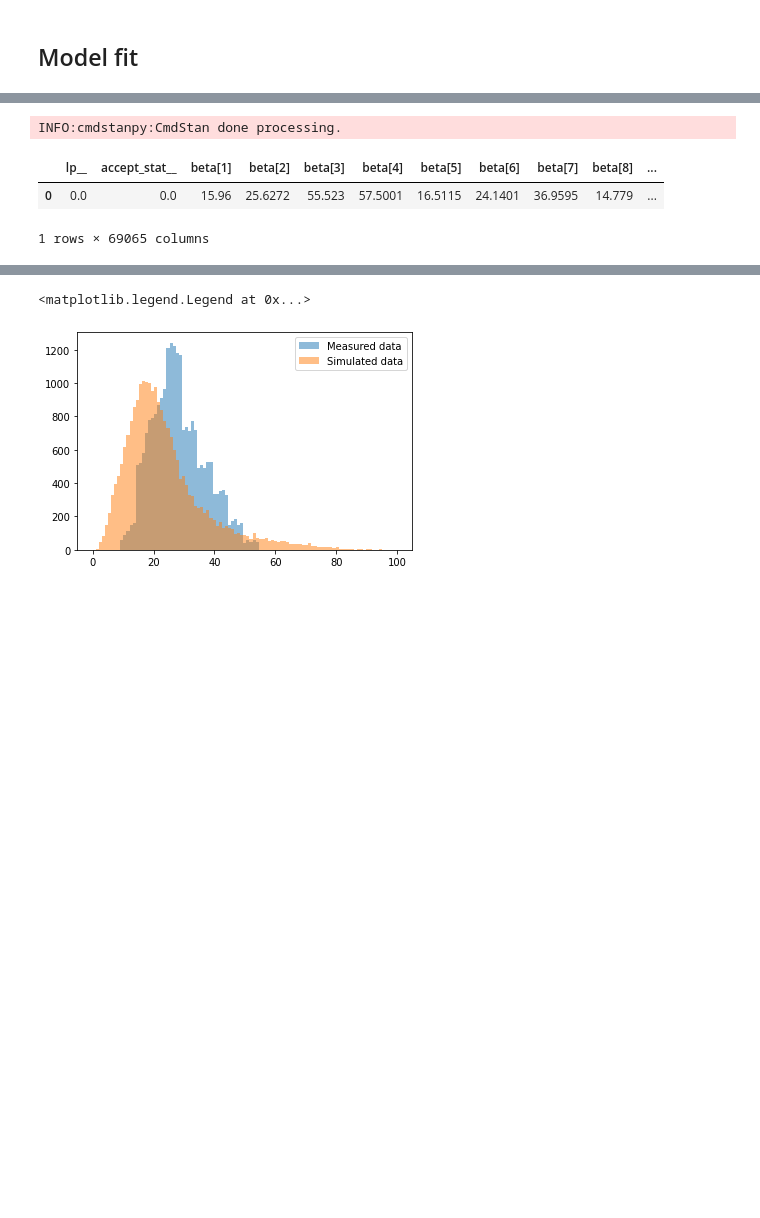
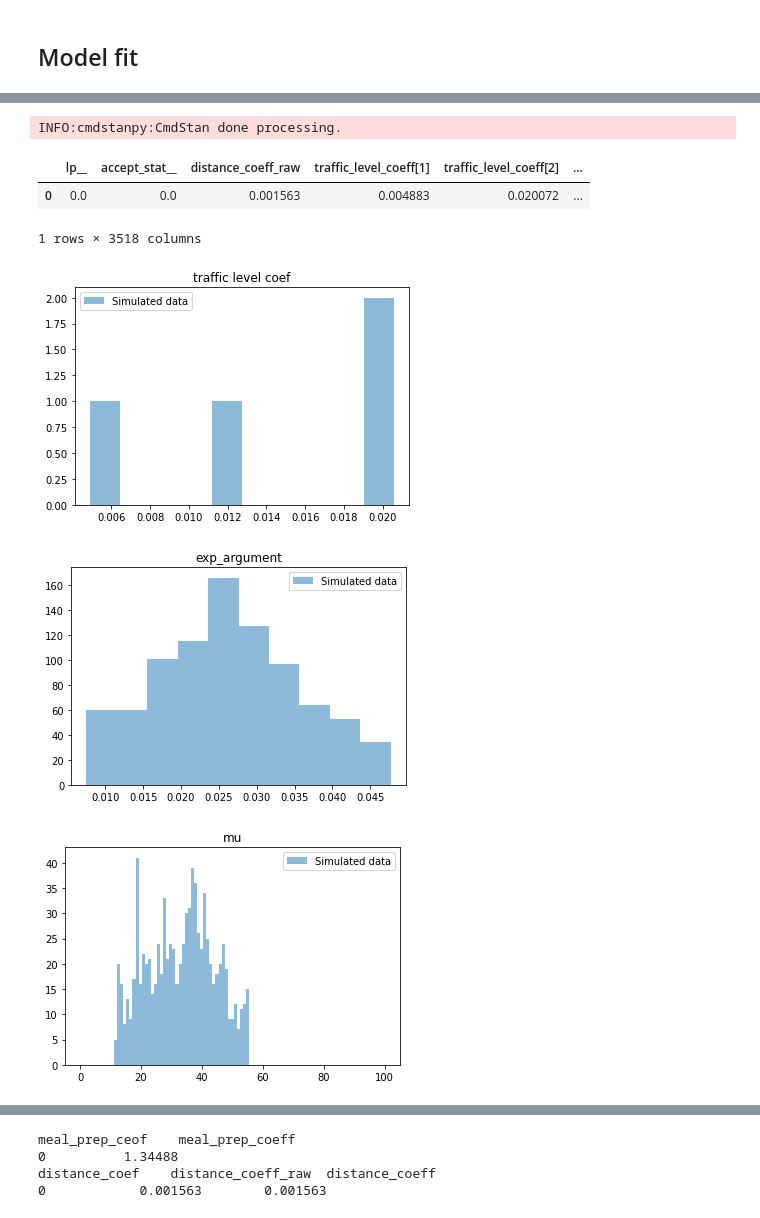
Before and after one commit to justynagibas/data_analytics_project, a Jupyter notebook: basic_model.ipynb, the cells around one changed output, grey strips where cells are left out. Drawn from its saved outputs; the diff is of its cells as text; code cells hidden in the pictures; blank space fills up the shorter version.

```diff
--- a/basic_model.ipynb
+++ b/basic_model.ipynb
@@ -15,7 +15,7 @@ df = df[df["Road distances [km]"] < 17.5]
 
 # display(df.describe())
 
-train_df = pd.DataFrame(df.iloc[:, :])
+train_df = pd.DataFrame(df.iloc[:1000, :])
 train_df["Mean speed"] = train_df["Road distances [km]"] / (train_df["Time_taken(min)"] - train_df["Meal_preparation_time"])
 train_df = train_df[train_df["Mean speed"] < 1.7]
 plt.hist(train_df["Mean speed"], bins=20)
@@ -95,17 +194,66 @@ basic_sample=basic_fit.sample(data={"N": len(train_df), "distance": train_df["Ro
                               iter_sampling=1,
                               chains=1,
                               iter_warmup=0,
-                              fixed_param=True
+                              fixed_param=True,
                          )
 
 
 df_fit = basic_sample.draws_pd()
 display(df_fit.head())
+
+
+traffib_level = df_fit.filter(regex="traffic_level_coef.*")
+# df_fit.iloc[:, 8:]
+# plt.hist(train_df["Time_taken(min)"], bins=bins, alpha=0.5, label="Measured data")
+plt.hist(traffib_level.values.flatten(), alpha=0.5, label="Simulated data")
+plt.title("traffic level coef")
+plt.legend()
+plt.show()
+
+epx_argument = df_fit.filter(regex="exp_argument.*")
+# df_fit.iloc[:, 8:]
+# plt.hist(train_df["Time_taken(min)"], bins=bins, alpha=0.5, label="Measured data")
+plt.hist(epx_argument.values.flatten(), alpha=0.5, label="Simulated data")
+plt.title("exp_argument")
+plt.legend()
+plt.show()
+
+mu = df_fit.filter(regex="mu.*")
+# df_fit.iloc[:, 8:]
+# plt.hist(train_df["Time_taken(min)"], bins=bins, alpha=0.5, label="Measured data")
+plt.hist(mu.values.flatten(),bins=bins, alpha=0.5, label="Simulated data")
+plt.title("mu")
+plt.legend()
+plt.show()
+
+travel_time = df_fit.filter(regex="travel_time.*")
+# df_fit.iloc[:, 8:]
+# plt.hist(train_df["Time_taken(min)"], bins=bins, alpha=0.5, label="Measured data")
+plt.hist(travel_time.values.flatten(),bins=np.linspace(0,100,100), alpha=0.5, label="Simulated data")
+plt.title("travel time")
+plt.legend()
+plt.show()
+
+sigma = df_fit.filter(regex="sigma.*")
+# df_fit.iloc[:, 8:]
+# plt.hist(train_df["Time_taken(min)"], bins=bins, alpha=0.5, label="Measured data")
+plt.hist(sigma.values.flatten(), alpha=0.5, label="Simulated data")
+plt.title("sigma")
+plt.legend()
+plt.show()
+
+
+
 delivery_fit = df_fit.filter(regex="delivery_time.*")
 # df_fit.iloc[:, 8:]
 plt.hist(train_df["Time_taken(min)"], bins=bins, alpha=0.5, label="Measured data")
 plt.hist(delivery_fit.values.flatten(),bins=bins, alpha=0.5, label="Simulated data")
+plt.title("delivery time")
 plt.legend()
+plt.show()
+
+print(f"meal_prep_ceof {df_fit.filter(regex='meal_prep_coef.*')}")
+print(f"distance_coef {df_fit.filter(regex='distance_coeff.*')}")
 # %% [output]
 INFO:cmdstanpy:found newer exe file, not recompiling
 INFO:cmdstanpy:CmdStan start processing
@@ -112,5 +263,8 @@ INFO:cmdstanpy:CmdStan start processing
 chain 1 |██████████| 00:00 Sampling completed
 INFO:cmdstanpy:CmdStan done processing.
-|  | lp__ | accept_stat__ | beta[1] | beta[2] | beta[3] | beta[4] | beta[5] | beta[6] | beta[7] | beta[8] | ... |
-| 0 | 0.0 | 0.0 | 15.96 | 25.6272 | 55.523 | 57.5001 | 16.5115 | 24.1401 | 36.9595 | 14.779 | ... |
+|  | lp__ | accept_stat__ | distance_coeff_raw | traffic_level_coeff[1] | traffic_level_coeff[2] | ... |
+| 0 | 0.0 | 0.0 | 0.001563 | 0.004883 | 0.020072 | ... |
-1 rows × 69065 columns
+1 rows × 3518 columns
+[figure, new version]
+[figure, added]
+[figure, added]
@@ -117,2 +274,4 @@ INFO:cmdstanpy:CmdStan done processing.
-<matplotlib.legend.Legend at 0x...>
+meal_prep_ceof    meal_prep_coeff
+0          1.34488
+distance_coef    distance_coeff_raw  distance_coeff
+0            0.001563        0.001563
-[figure, old version]
```
Also changed, not shown: parts of 3 cells of this notebook, 2 other files.
